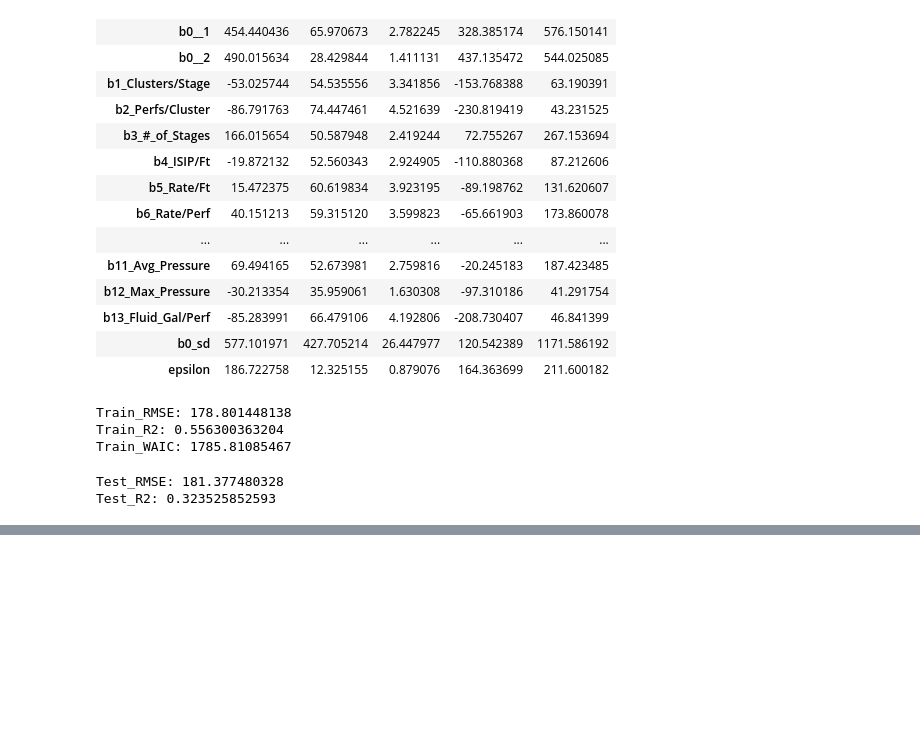
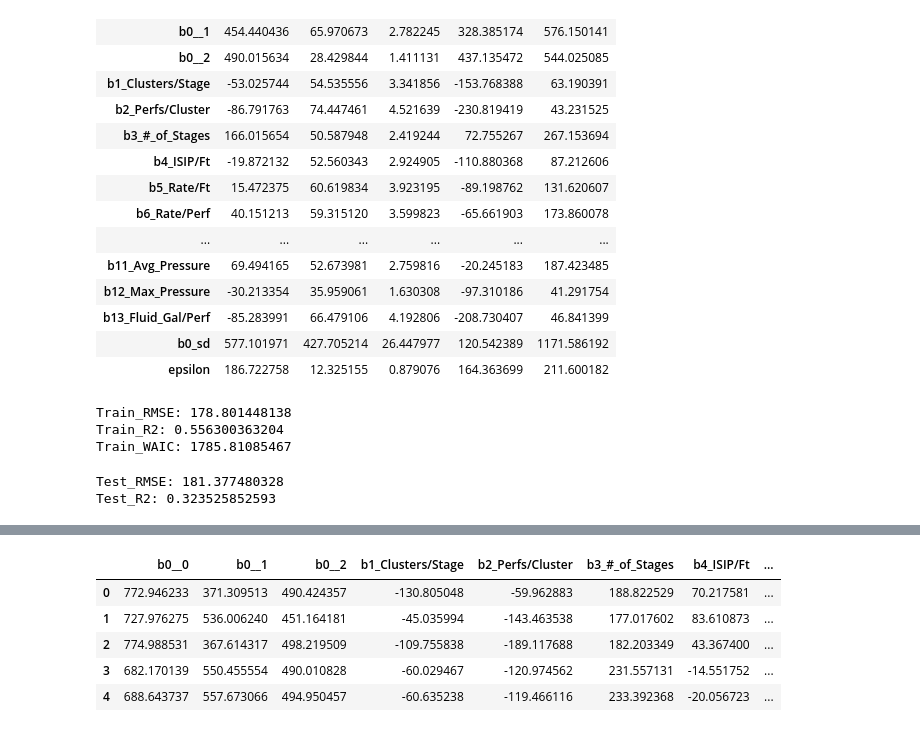
Before and after one commit to jpgrana/bayesian-approach-predicting-well-production, a Jupyter notebook: model_reservoir.ipynb, the cells around one changed output, grey strips where cells are left out. Saved outputs shown, nothing was run; the diff lists cells and outputs as text; code cells hidden in the pictures; blank space fills up the shorter version.

```diff
--- a/model_reservoir.ipynb
+++ b/model_reservoir.ipynb
@@ -409,0 +457,9 @@ Test_R2: 0.323525852593
+# %%
+coeff_res_partpooled.head()
+# %% [output]
+|  | b0__0 | b0__1 | b0__2 | b1_Clusters/Stage | b2_Perfs/Cluster | b3_#_of_Stages | b4_ISIP/Ft | ... |
+| 0 | 772.946233 | 371.309513 | 490.424357 | -130.805048 | -59.962883 | 188.822529 | 70.217581 | ... |
+| 1 | 727.976275 | 536.006240 | 451.164181 | -45.035994 | -143.463538 | 177.017602 | 83.610873 | ... |
+| 2 | 774.988531 | 367.614317 | 498.219509 | -109.755838 | -189.117688 | 182.203349 | 43.367400 | ... |
+| 3 | 682.170139 | 550.455554 | 490.010828 | -60.029467 | -120.974562 | 231.557131 | -14.551752 | ... |
+| 4 | 688.643737 | 557.673066 | 494.950457 | -60.635238 | -119.466116 | 233.392368 | -20.056723 | ... |
```
Also changed, not shown: parts of 11 cells of this notebook, 1 other file.
